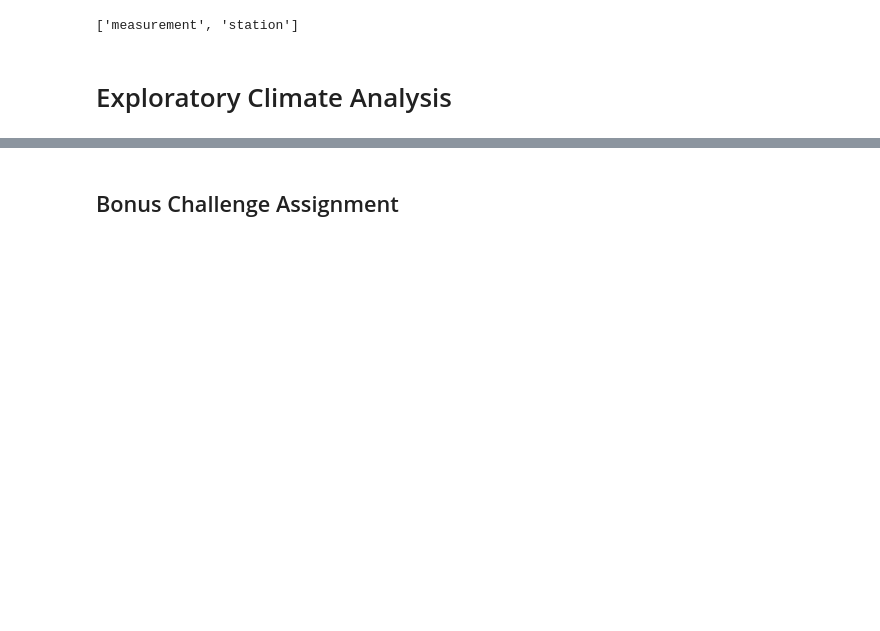
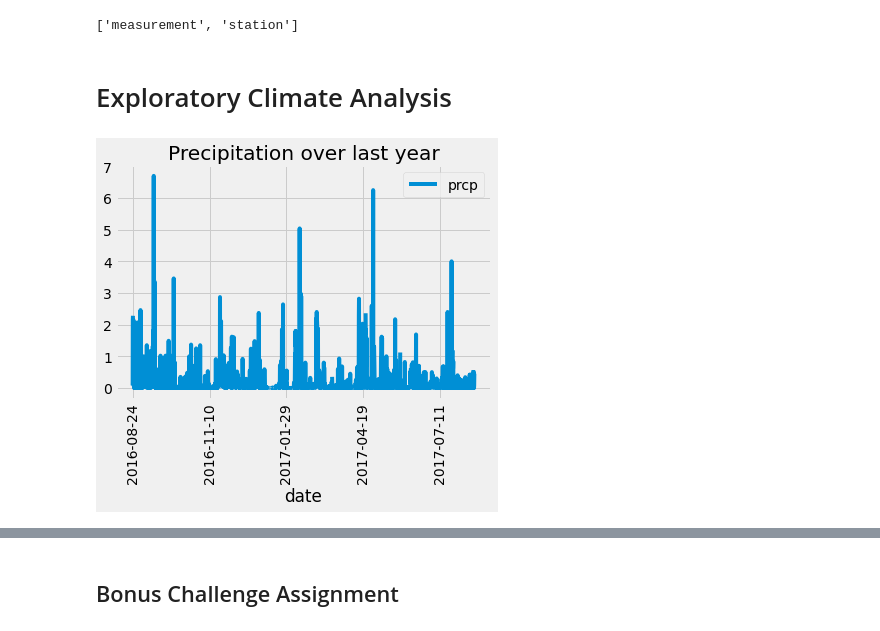
Before and after one commit to MarcyVampQueen/sqlalchemy-challenge, a Jupyter notebook: climate_starter.ipynb, the cells around one changed output, grey strips where cells are left out. Cells and saved outputs as stored; diff of their text form; code cells hidden in the pictures; blank space fills up the shorter version.

Commit message:
precip graphed

```diff
--- a/climate_starter.ipynb
+++ b/climate_starter.ipynb
@@ -39,15 +39,28 @@ session = Session(engine)
 # Exploratory Climate Analysis
 # %%
 # Design a query to retrieve the last 12 months of precipitation data and plot the results
+lastDate = session.query(Measurement.date).order_by(desc('date')).first()[0]
 
 # Calculate the date 1 year ago from the last data point in the database
+searchDate = (dt.date.fromisoformat(lastDate) - dt.timedelta(days=365)).isoformat()
 
 # Perform a query to retrieve the data and precipitation scores
+lastYear = session.query(Measurement.date, Measurement.prcp).filter(Measurement.date > searchDate).order_by(Measurement.date)
 
 # Save the query results as a Pandas DataFrame and set the index to the date column
+yearDF = pd.DataFrame(lastYear)
+#yearDF['date'] = yearDF['date'].astype('datetime64[ns]')
+yearDF.set_index('date', inplace=True)
 
 # Sort the dataframe by date
+yearDF.sort_index(inplace=True)
 
 # Use Pandas Plotting with Matplotlib to plot the data
+yearDF.plot.line(rot=90, title='Precipitation over last year')
+plt.xlabel = 'Date'
+plt.ylabel = 'Inches'
+plt.show()
+# %% [output]
+[figure, added]
 # %%
 # Use Pandas to calcualte the summary statistics for the precipitation data
```
Also changed, not shown: parts of 2 cells of this notebook.
